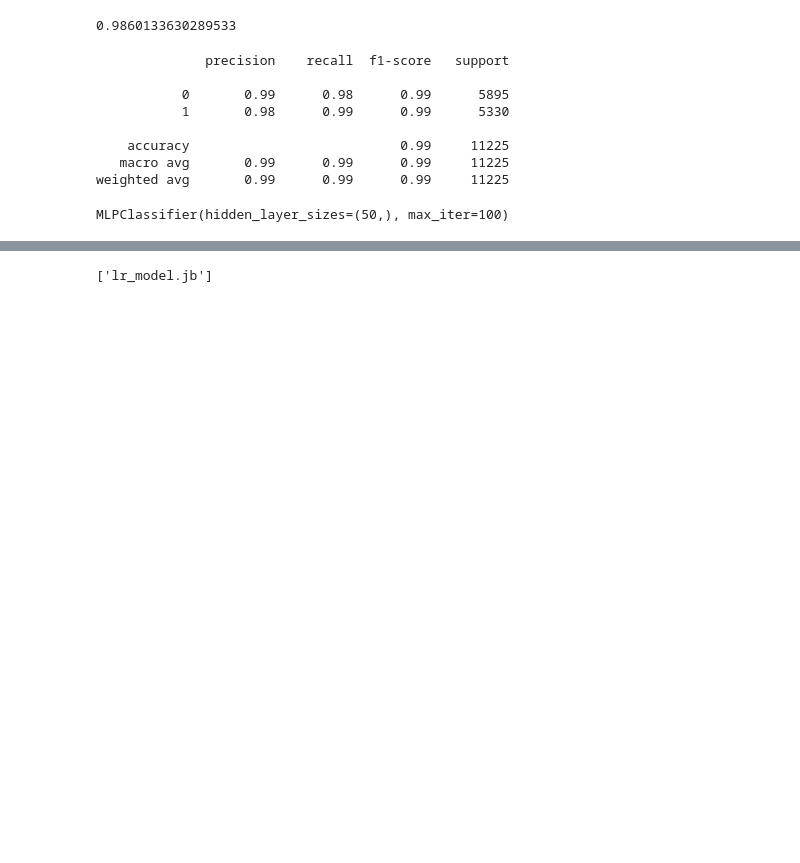
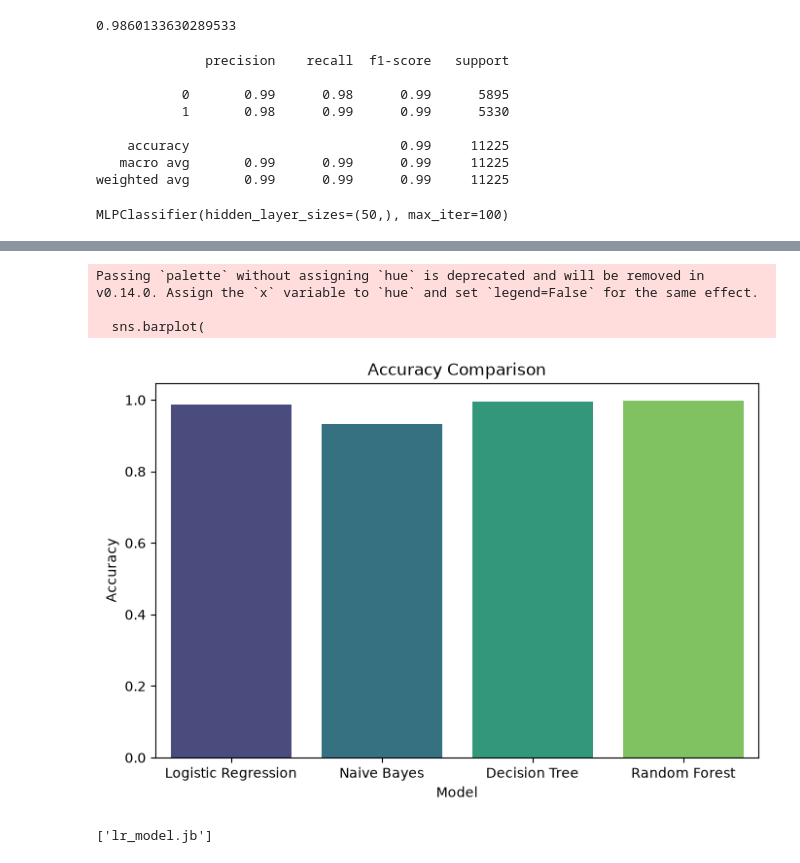
Before and after one commit to Rakesh998054/Fake_News_Detection, a Jupyter notebook: app.ipynb, the cells around one changed output, grey strips where cells are left out. Cells and saved outputs as stored; diff of their text form; code cells hidden in the pictures; blank space fills up the shorter version.

```diff
--- a/app.ipynb
+++ b/app.ipynb
@@ -128,0 +137,23 @@ nn = MLPClassifier(
+# %%
+xtrain, xtest, ytrain, ytest = train_test_split(
+    X,
+    y,
+    test_size=0.2,
+    random_state=42
+)
+# %%
+from sklearn.linear_model import LogisticRegression
+from sklearn.naive_bayes import MultinomialNB
+from sklearn.tree import DecisionTreeClassifier
+from sklearn.ensemble import RandomForestClassifier
+models = {
+
+    "Logistic Regression": LogisticRegression(max_iter=1000),
+
+    "Naive Bayes": MultinomialNB(),
+
+    "Decision Tree": DecisionTreeClassifier(random_state=42),
+
+    "Random Forest": RandomForestClassifier(random_state=42)
+
+}
@@ -129,3 +223,30 @@ nn = MLPClassifier(
+# %%
+import pandas as pd
+import matplotlib.pyplot as plt
+import seaborn as sns
+
+plt.figure(figsize=(8,5))
+
+sns.barplot(
+
+    data=results_df,
+
+    x="Model",
+
+    y="Accuracy",
+
+    palette="viridis"
+
+)
+
+plt.title("Accuracy Comparison")
+
+plt.show()
+# %% [output]
+Passing `palette` without assigning `hue` is deprecated and will be removed in v0.14.0. Assign the `x` variable to `hue` and set `legend=False` for the same effect.
+
+  sns.barplot(
+[figure, added]
 # %%
 joblib.dump(vectorizer,"vectorizer.jb")
 joblib.dump(lr,"lr_model.jb")
```
Also changed, not shown: parts of 10 cells of this notebook.
